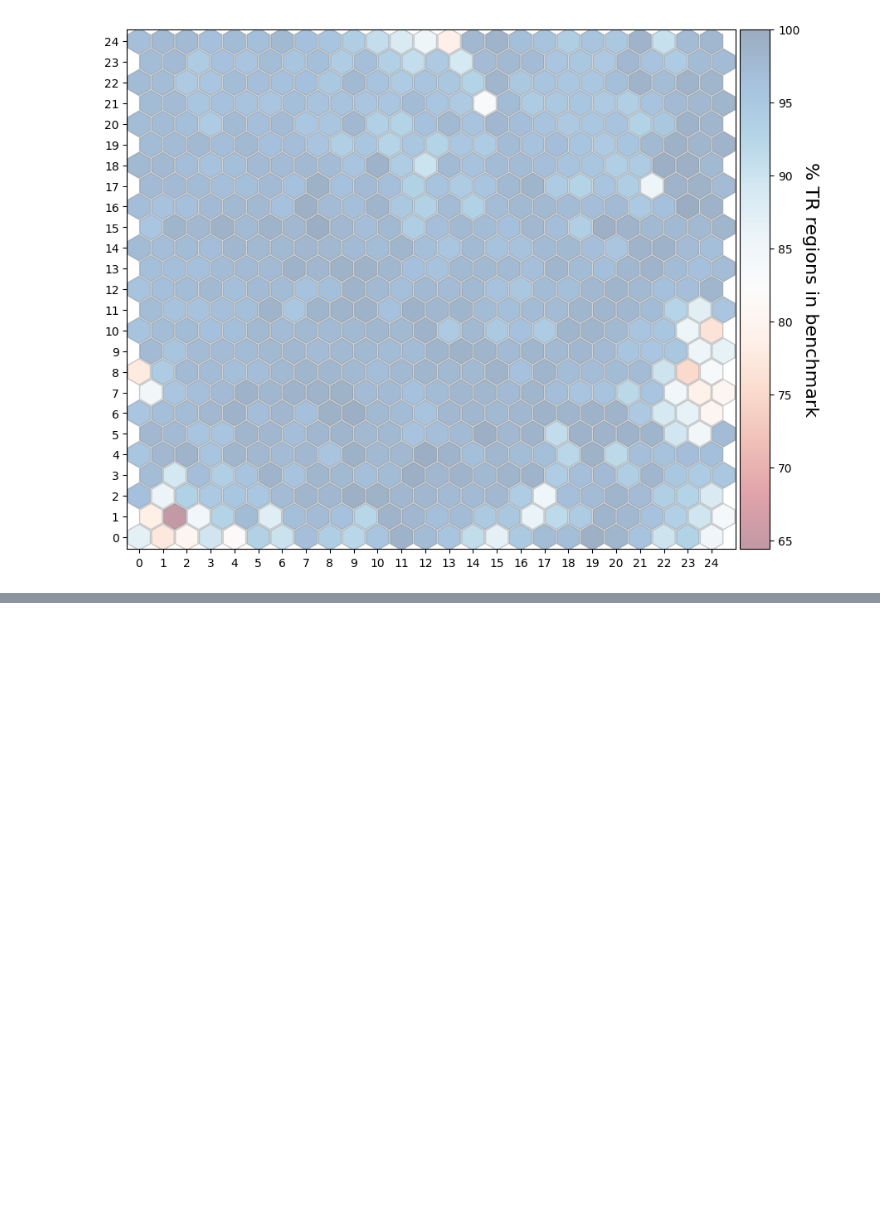
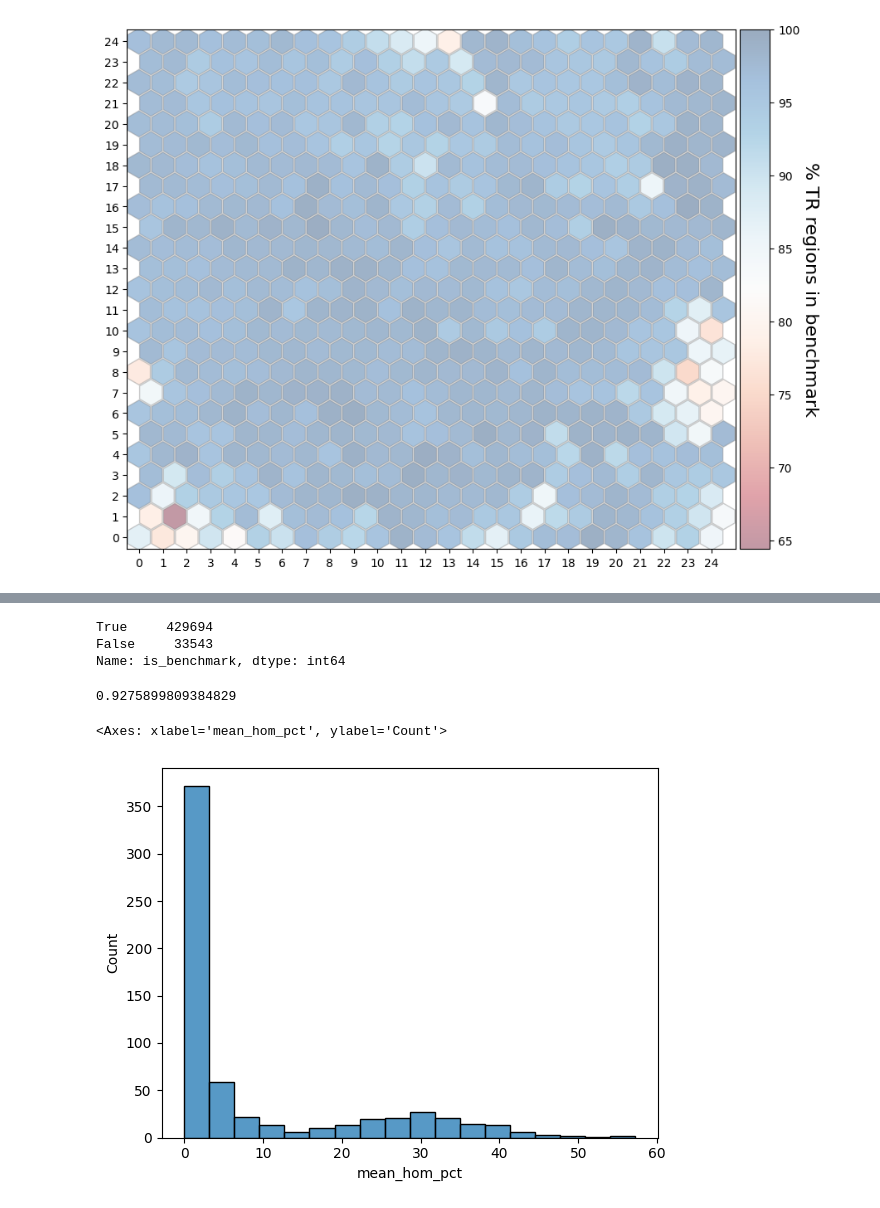
Before and after one commit to ACEnglish/adotto, a Jupyter notebook: manuscript/f2_benchmark/BenchmarkSOM.ipynb, the cells around one changed output, grey strips where cells are left out. Saved outputs shown, nothing was run; the diff lists cells and outputs as text; code cells hidden in the pictures; blank space fills up the shorter version.

```diff
--- a/manuscript/f2_benchmark/BenchmarkSOM.ipynb
+++ b/manuscript/f2_benchmark/BenchmarkSOM.ipynb
@@ -56,0 +110,16 @@ plt.savefig("Fig2A.pdf")
+# %%
+catalog[catalog['hom_pct'] >= 15]['is_benchmark'].value_counts()
+# %% [output]
+True     429694
+False     33543
+Name: is_benchmark, dtype: int64
+# %%
+# still include N% of their TRs in the benchmark
+print(429694 / (429694+33543))
+# %% [output]
+0.9275899809384829
+# %%
+sb.histplot(data=m_view, x="mean_hom_pct")
+# %% [output]
+<Axes: xlabel='mean_hom_pct', ylabel='Count'>
+[figure, added]
```
Also changed, not shown: parts of 12 cells of this notebook, 4 other files.
